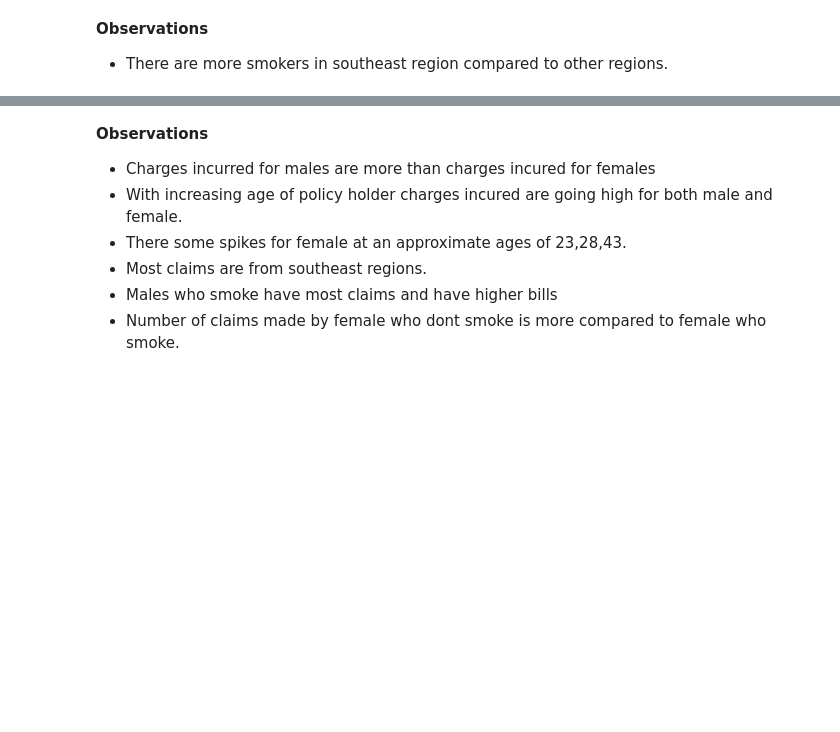
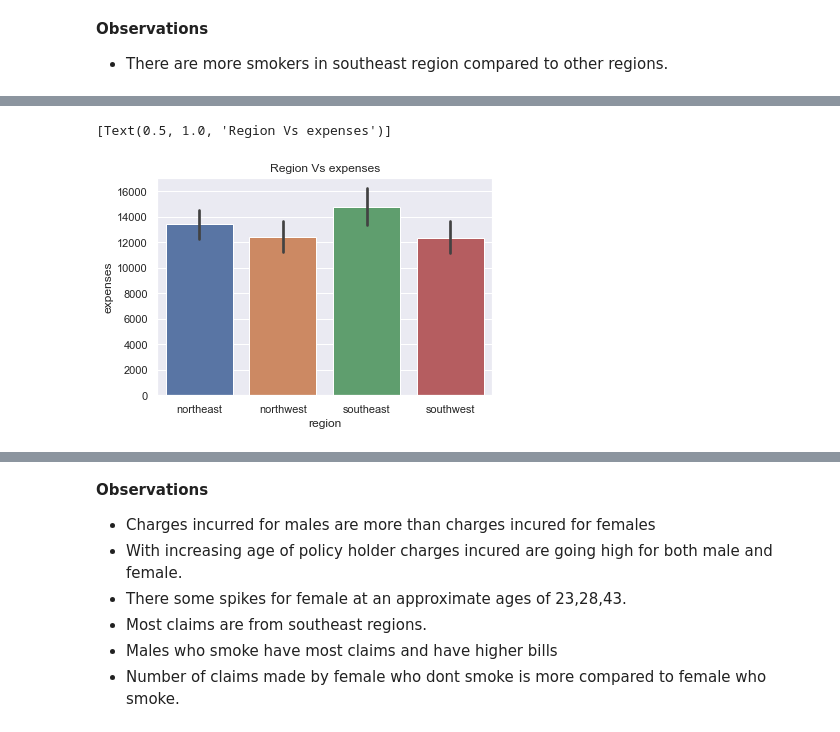
Before and after one commit to Bibhuti4086mukhiya/data-science, a Jupyter notebook: 04-Day-insurance-claims-eda-hypothesis-testing.ipynb, the cells around one changed output, grey strips where cells are left out. Saved outputs shown, nothing was run; the diff lists cells and outputs as text; code cells hidden in the pictures; blank space fills up the shorter version.

```diff
--- a/04-Day-insurance-claims-eda-hypothesis-testing.ipynb
+++ b/04-Day-insurance-claims-eda-hypothesis-testing.ipynb
@@ -433,4 +504,7 @@ sns.barplot(x=insured.sex,y=insured.charges).set(title='Sex Vs Charges')
 # %%
-sns.barplot(x='region',y='charges',data=insured).set(title='Region Vs Charges')
+sns.barplot(x='region',y='expenses',data=insured).set(title='Region Vs expenses')
+# %% [output]
+[Text(0.5, 1.0, 'Region Vs expenses')]
+[figure, added]
 # %%
 plt.figure(figsize=(15,7))
```
Also changed, not shown: parts of 33 cells of this notebook, 1 other file.
